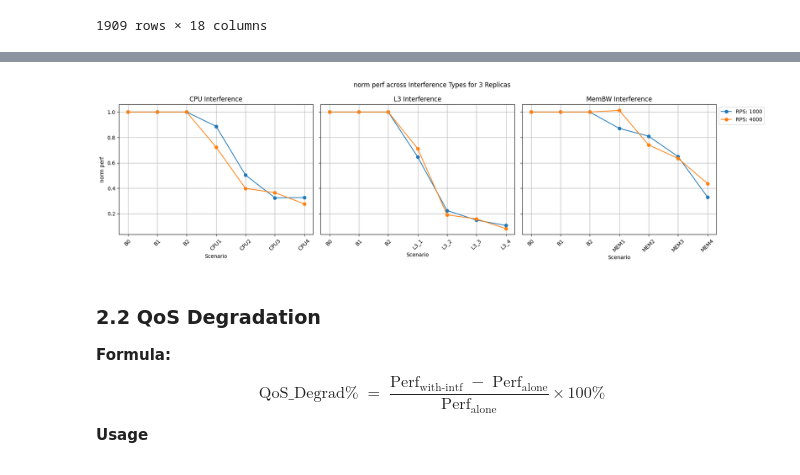
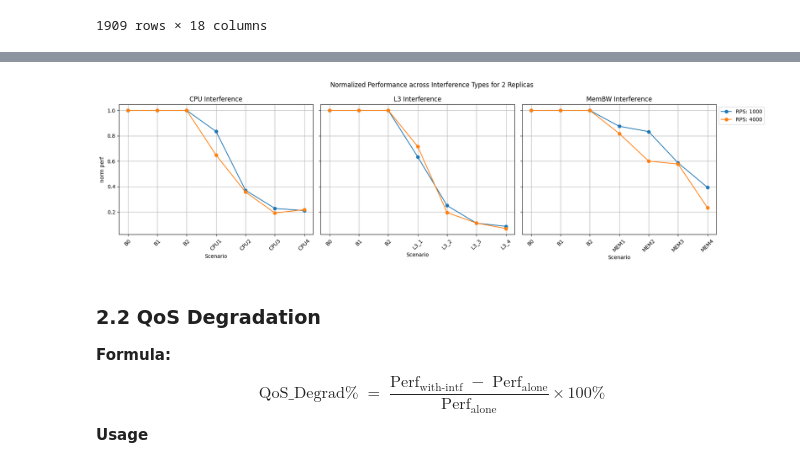
Before and after one commit to georgakopoulosgeo/Interference_Thesis_NTUA, a Jupyter notebook: profiling/slowdown_predictor.ipynb, the cells around one changed output, grey strips where cells are left out. Cells and saved outputs as stored; diff of their text form; code cells hidden in the pictures.

```diff
--- a/profiling/slowdown_predictor.ipynb
+++ b/profiling/slowdown_predictor.ipynb
@@ -378,6 +380,9 @@ def plot_perf_by_replica(df_perf, target_replica, metric='P99_Latency', rps_to_p
 
     axs[0].set_ylabel(metric.replace('_', ' '))
     fig.suptitle(f'{metric.replace("_", " ")} across Interference Types for {target_replica} Replicas')
+    # if metrics is "norm_perf" then in the title say "Normalized Performance"
+    if metric == 'norm_perf':
+        fig.suptitle(f'Normalized Performance across Interference Types for {target_replica} Replicas')
     axs[-1].legend(loc='upper left', bbox_to_anchor=(1, 1))
     plt.tight_layout()
     plt.show()
@@ -466,7 +471,7 @@ plot_perf_by_rps(df_perf, target_rps=1500, metric='norm_perf', replicas_to_plot=
 # %%
-plot_perf_by_replica(df_perf, target_replica=3, metric='norm_perf', rps_to_plot=[1000, 4000])
+plot_perf_by_replica(df_perf, target_replica=2, metric='norm_perf', rps_to_plot=[1000, 4000])
 # %% [output]
-[figure, old version]
+[figure, new version]
 # %% [markdown]
 ### 2.2 QoS Degradation
 **Formula:**
```
Also changed, not shown: parts of 6 cells of this notebook, 11 other files.
